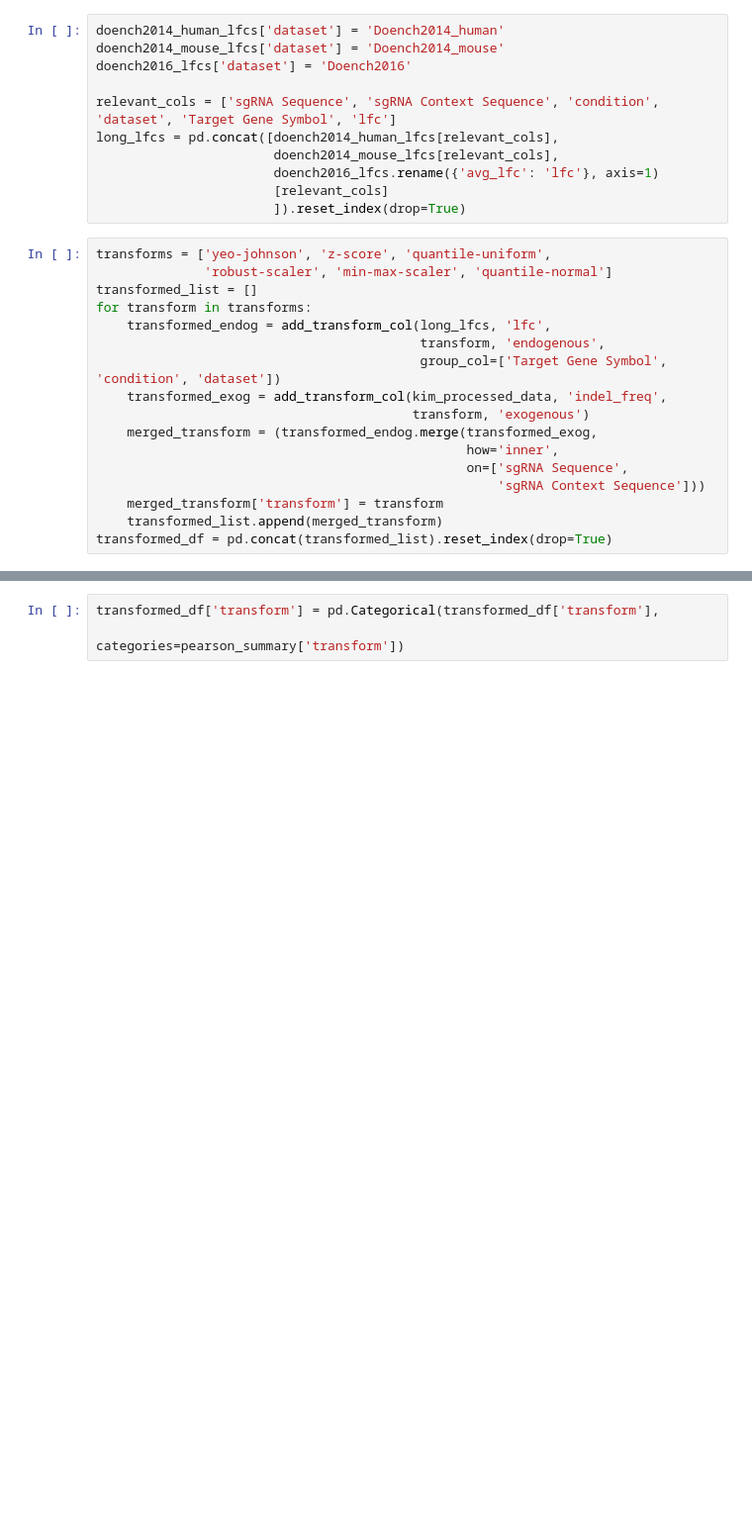
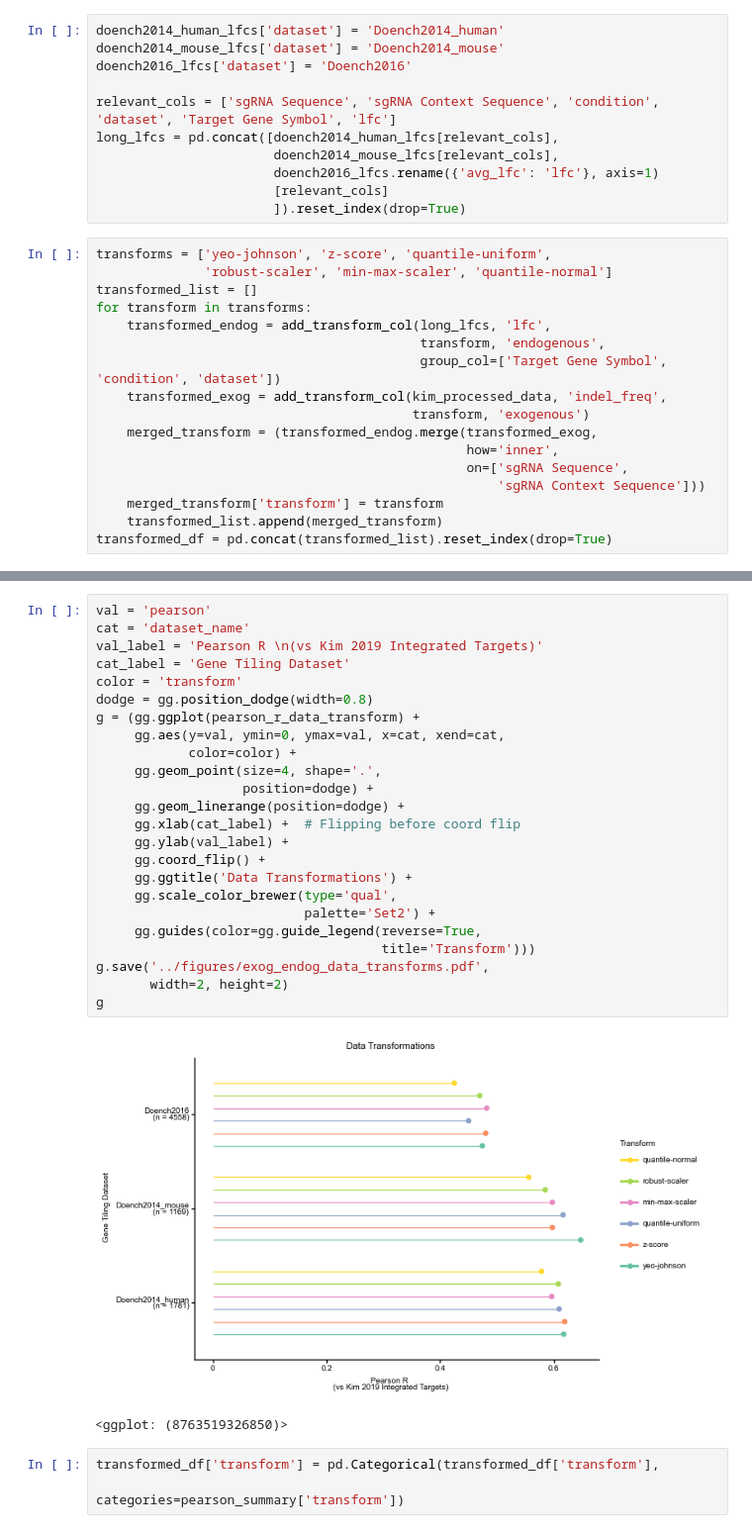
Before and after one commit to gpp-rnd/rs_dev, a Jupyter notebook: code/00_processing_activity_transform.ipynb, the cells around one changed output, grey strips where cells are left out. Shown at 99% size. Saved outputs shown, nothing was run; the diff lists cells and outputs as text; blank space fills up the shorter version.

```diff
--- a/code/00_processing_activity_transform.ipynb
+++ b/code/00_processing_activity_transform.ipynb
@@ -68,3 +70,30 @@ pearson_summary
+# %%
+val = 'pearson'
+cat = 'dataset_name'
+val_label = 'Pearson R \n(vs Kim 2019 Integrated Targets)'
+cat_label = 'Gene Tiling Dataset'
+color = 'transform'
+dodge = gg.position_dodge(width=0.8)
+g = (gg.ggplot(pearson_r_data_transform) +
+     gg.aes(y=val, ymin=0, ymax=val, x=cat, xend=cat,
+            color=color) +
+     gg.geom_point(size=4, shape='.',
+                   position=dodge) +
+     gg.geom_linerange(position=dodge) +
+     gg.xlab(cat_label) +  # Flipping before coord flip
+     gg.ylab(val_label) +
+     gg.coord_flip() +
+     gg.ggtitle('Data Transformations') +
+     gg.scale_color_brewer(type='qual',
+                           palette='Set2') +
+     gg.guides(color=gg.guide_legend(reverse=True,
+                                     title='Transform')))
+g.save('../figures/exog_endog_data_transforms.pdf',
+       width=2, height=2)
+g
+# %% [output]
+[figure, added]
+<ggplot: (8763519326850)>
 # %%
 transformed_df['transform'] = pd.Categorical(transformed_df['transform'],
                                              categories=pearson_summary['transform'])
```
Also changed, not shown: parts of 2 cells of this notebook, 8 other files.
